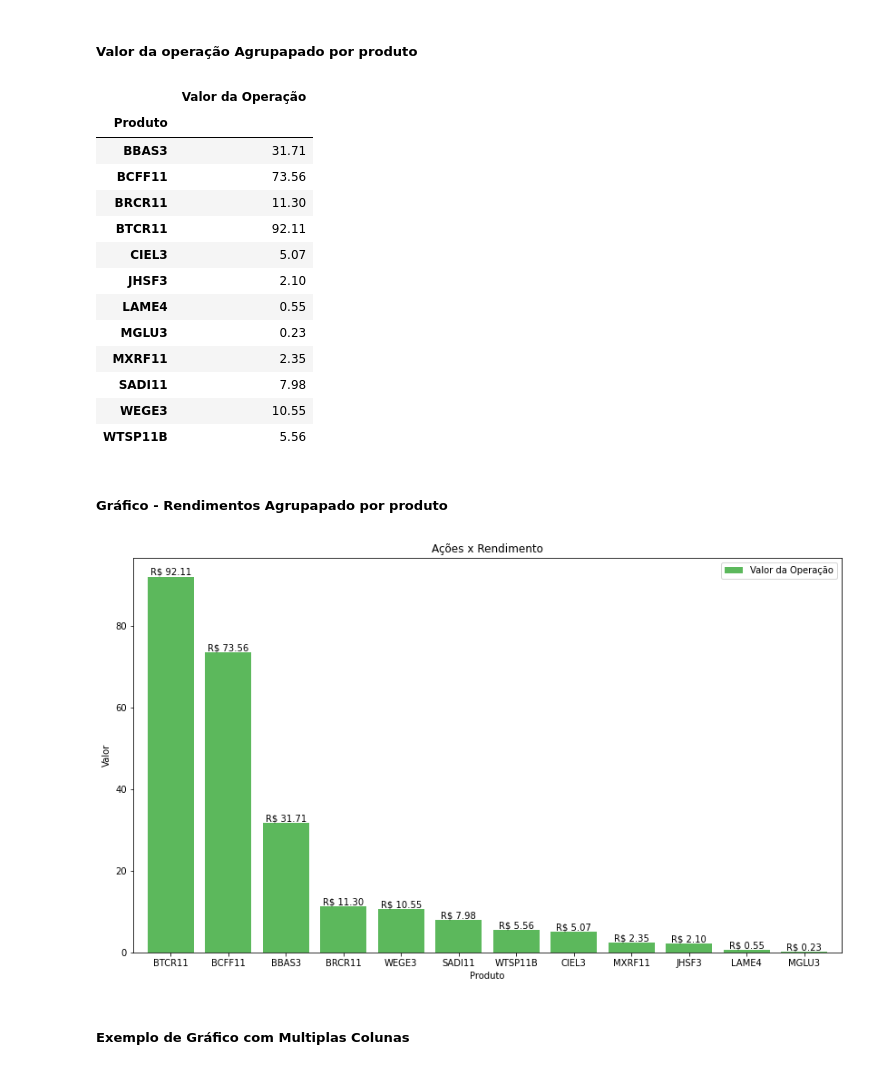
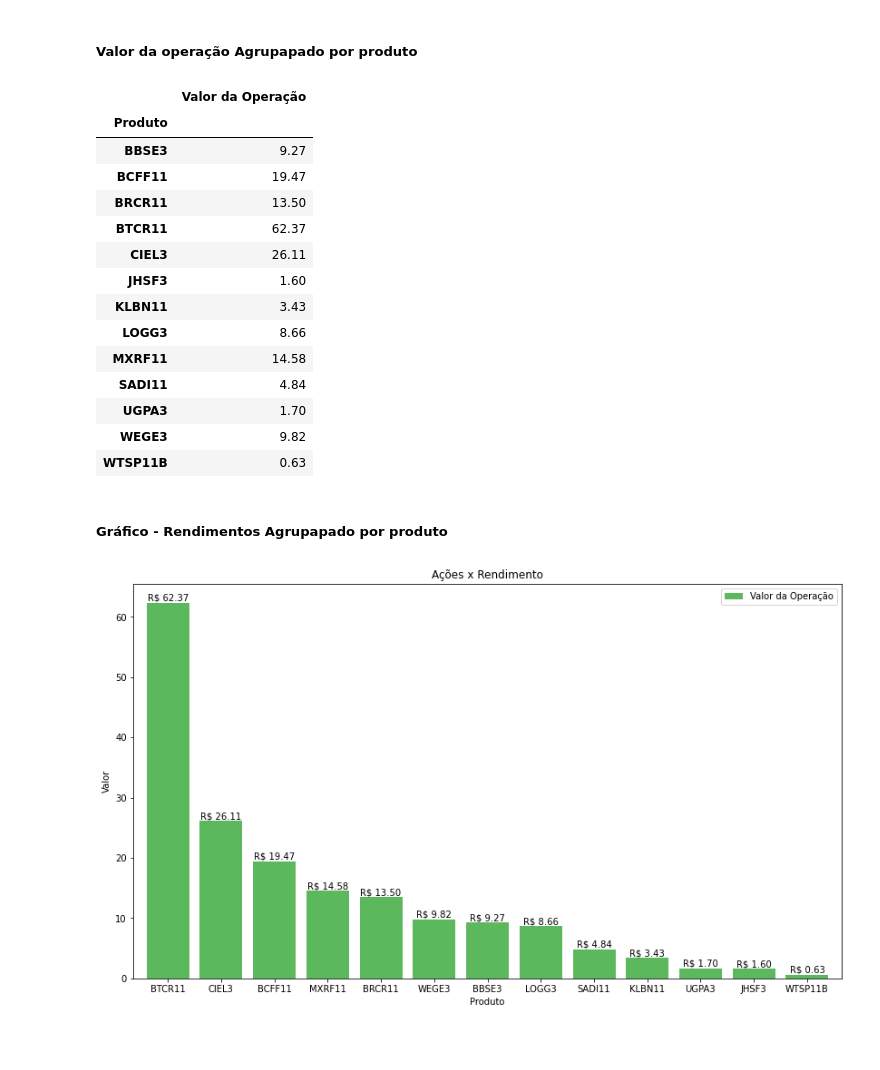
Before and after one commit to CarmoPJunior/Python-Estudos, a Jupyter notebook: analise_B3_Panda/Untitled.ipynb, the cells around one changed output. Drawn from its saved outputs; the diff is of its cells as text; code cells hidden in the pictures; blank space fills up the shorter version.

Commit message:
Atualiza xlsx ...

```diff
--- a/analise_B3_Panda/Untitled.ipynb
+++ b/analise_B3_Panda/Untitled.ipynb
@@ -15,7 +15,7 @@ pd.__version__
 # %% [markdown]
 ##### Carrega o Arquivo
 # %%
-df = pd.read_excel('movimentacao-2021-12-19-02-00-08.xlsx', sheet_name="Movimentação")
+df = pd.read_excel('movimentacao-2022_ate_29_04.xlsx', sheet_name="Movimentação")
 # %% [markdown]
 ##### Exibe as linhas do arquivo
 # %%
@@ -137,6 +119,6 @@ df_sum_Movimentacao
 # %%
-tipos_movimentacoes = ['Juros Sobre Capital Próprio','Rendimento', 'Dividendo']
-df_filter_movimentacao = df[df['Movimentação'].isin(tipos_movimentacoes)]
-print(df_filter_movimentacao.sum());
+types_incomes = ['Juros Sobre Capital Próprio','Rendimento', 'Dividendo']
+df_income_only = df[df['Movimentação'].isin(types_incomes)]
+print(df_income_only.sum());
 # %% [output]
 Entrada/Saída        CreditoCreditoCreditoCreditoCreditoCreditoCred...
@@ -197,36 +168,33 @@ df_por_produto.head(76)
 # %% [markdown]
 ##### Valor da operação Agrupapado por produto
 # %%
-df_por_produto = df_filter_movimentacao.groupby([df['Produto']])['Produto','Valor da Operação'].sum()
-df_por_produto
+df_by_product = df_income_only.groupby([df['Produto']])['Produto','Valor da Operação'].sum()
+df_by_product
 # %% [output]
 |  | Valor da Operação |
 | Produto |  |
-| BBAS3 | 31.71 |
-| BCFF11 | 73.56 |
-| BRCR11 | 11.30 |
-| BTCR11 | 92.11 |
-| CIEL3 | 5.07 |
-| JHSF3 | 2.10 |
-| LAME4 | 0.55 |
-| MGLU3 | 0.23 |
-| MXRF11 | 2.35 |
-| SADI11 | 7.98 |
-| WEGE3 | 10.55 |
-| WTSP11B | 5.56 |
+| BBSE3 | 9.27 |
+| BCFF11 | 19.47 |
+| BRCR11 | 13.50 |
+| BTCR11 | 62.37 |
+| CIEL3 | 26.11 |
+| JHSF3 | 1.60 |
+| KLBN11 | 3.43 |
+| LOGG3 | 8.66 |
+| MXRF11 | 14.58 |
+| SADI11 | 4.84 |
+| UGPA3 | 1.70 |
+| WEGE3 | 9.82 |
+| WTSP11B | 0.63 |
 # %% [markdown]
 ##### Gráfico - Rendimentos Agrupapado por produto
 # %%
-df_por_produto = df_por_produto.sort_values(['Valor da Operação'], ascending=False)
+df_by_product = df_by_product.sort_values(['Valor da Operação'], ascending=False)
 
 colors = ['#5cb85c', '#5bc0de', '#d9534f']
-
-# plot with annotations is probably easier
-p1 = df_por_produto.plot(kind='bar', color=colors, figsize=(14, 8), rot=0, width=0.8, ylabel='Valor', title="Ações x Rendimento")
+p1 = df_by_product.plot(kind='bar', color=colors, figsize=(14, 8), rot=0, width=0.8, ylabel='Valor', title="Ações x Rendimento")
 
 for p in p1.containers:
     p1.bar_label(p, fmt='R$ %.2f', label_type='edge')
 # %% [output]
-[figure, old version]
+[figure, new version]
-# %% [markdown]
-##### Exemplo de Gráfico com Multiplas Colunas
```
Also changed, not shown: parts of 20 cells of this notebook, 5 other files.
